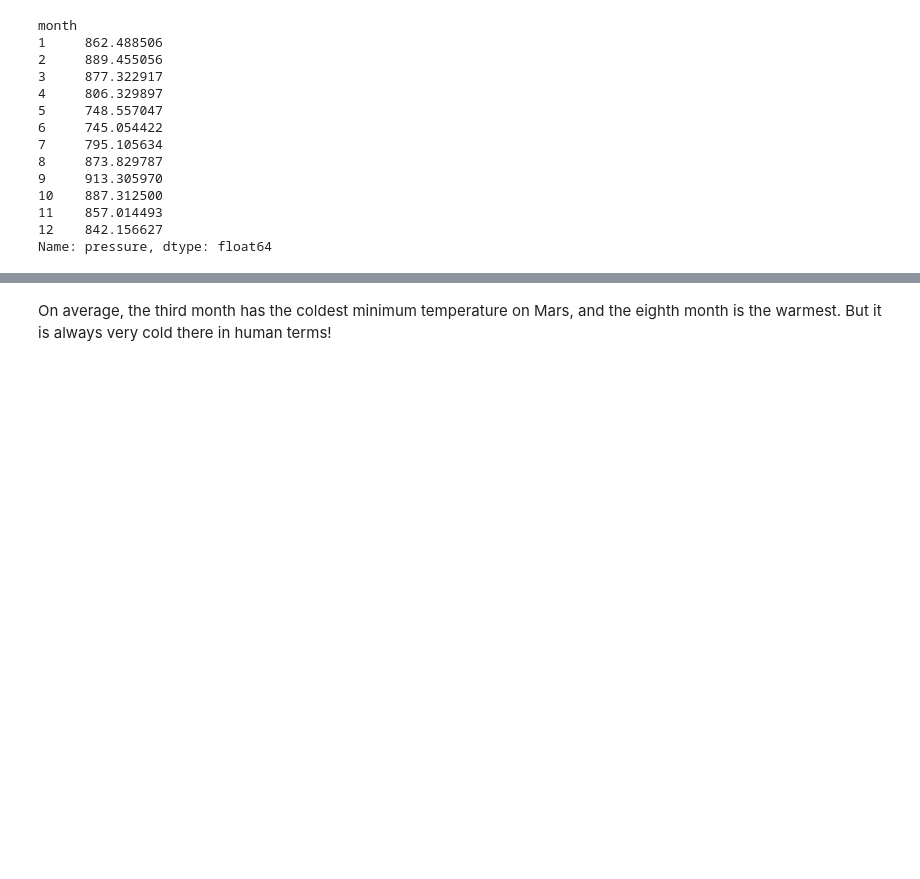
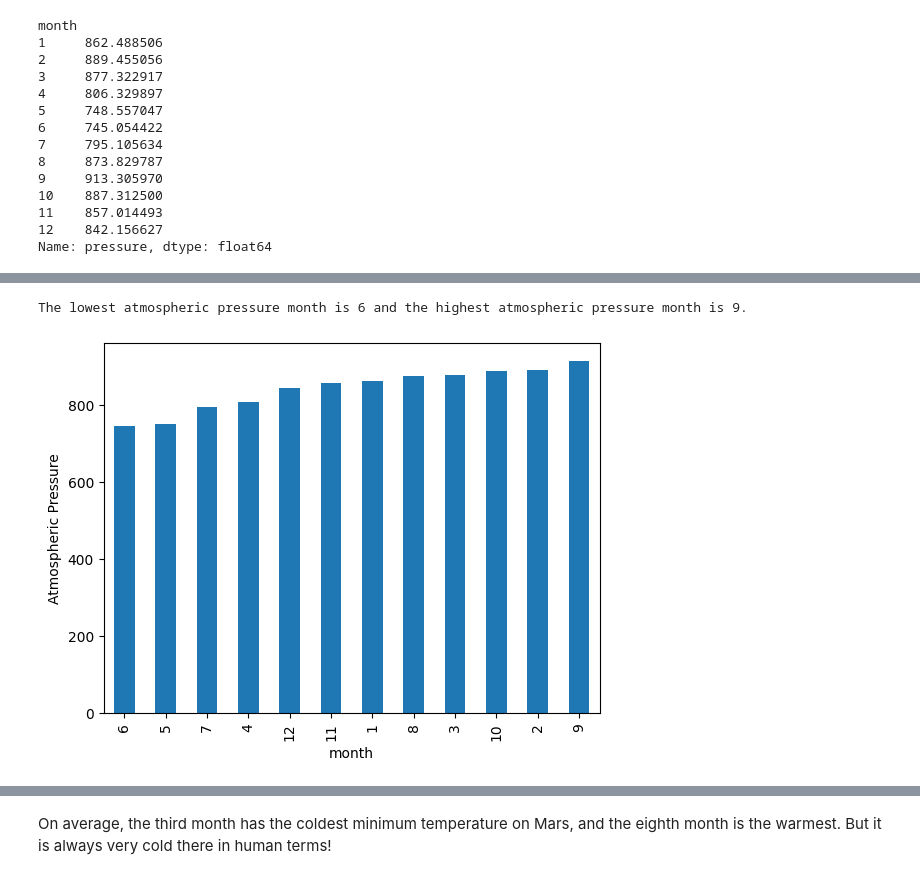
Before and after one commit to dtjskim/module-11-challenge, a Jupyter notebook: part_2_mars_weather.ipynb, the cells around one changed output, grey strips where cells are left out. Saved outputs shown, nothing was run; the diff lists cells and outputs as text; code cells hidden in the pictures; blank space fills up the shorter version.

```diff
--- a/part_2_mars_weather.ipynb
+++ b/part_2_mars_weather.ipynb
@@ -167,5 +198,7 @@ Name: min_temp, dtype: float64
 # %%
 # 4. Average pressure by Martian month
+average_pressure_by_month = df.groupby('month')['pressure'].mean()
+average_pressure_by_month
 # %% [output]
 month
 1     862.488506
@@ -191,0 +217,13 @@ Name: pressure, dtype: float64
+# %%
+# Plot the average pressure by month
+lowest_press_month = average_pressure_by_month.idxmin()
+highest_press_month = average_pressure_by_month.idxmax()
+print(f"The lowest atmospheric pressure month is {lowest_press_month} and the highest atmospheric pressure month is {highest_press_month}.")
+average_pressure_by_month_sorted = average_pressure_by_month.sort_values()
+average_pressure_by_month_sorted.plot(kind='bar')
+plt.xlabel('month')
+plt.ylabel('Atmospheric Pressure')
+plt.show()
+# %% [output]
+The lowest atmospheric pressure month is 6 and the highest atmospheric pressure month is 9.
+[figure, added]
```
Also changed, not shown: parts of 14 cells of this notebook, 1 other file.
